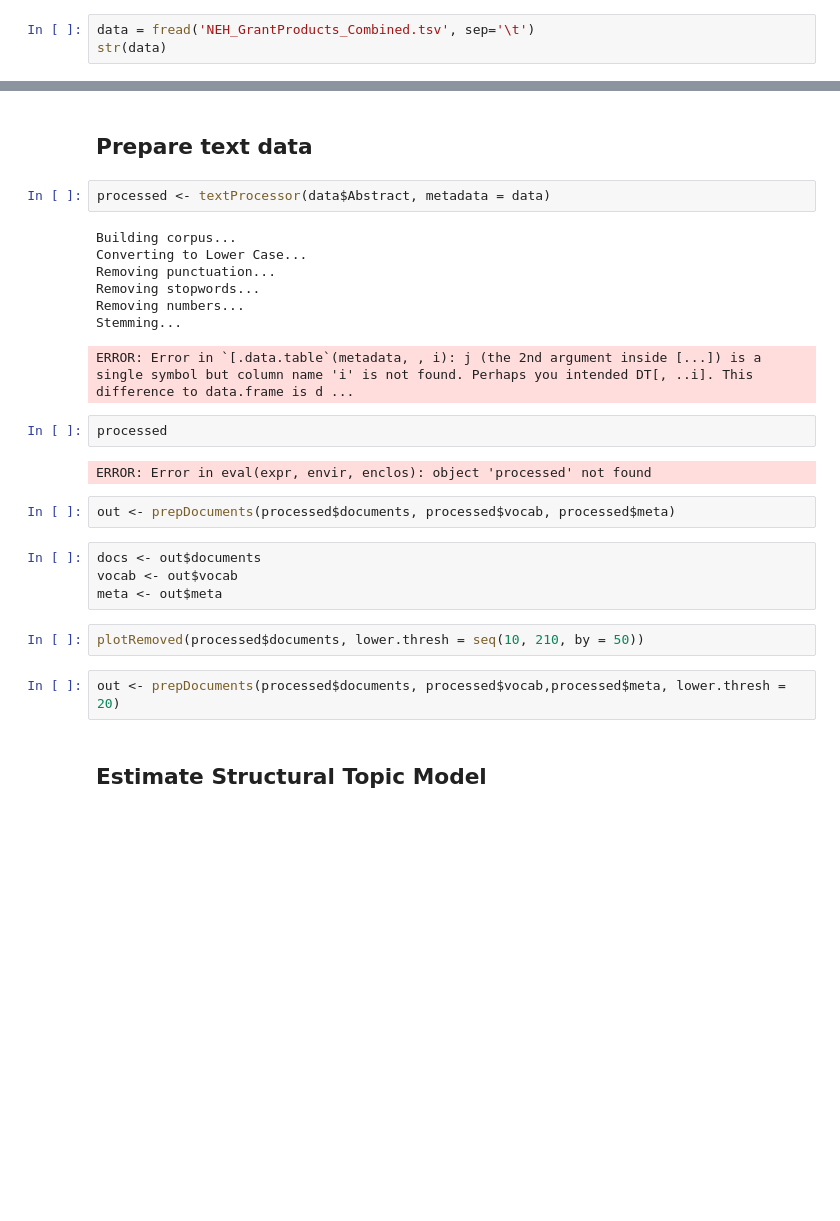
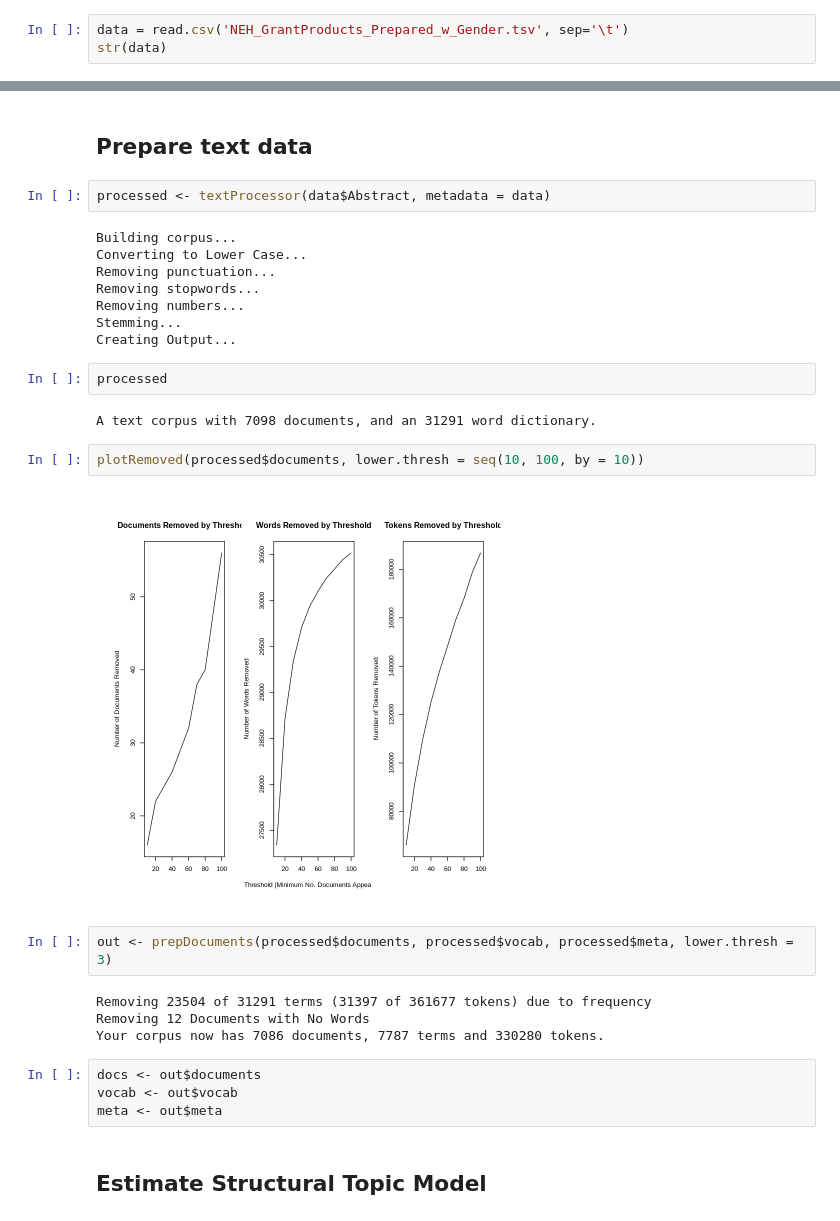
Before and after one commit to jhaber-zz/neh-nlp, a Jupyter notebook: code/topic_modeling.ipynb, the cells around one changed output, grey strips where cells are left out. Drawn from its saved outputs; the diff is of its cells as text; blank space fills up the shorter version.

Commit message:
initial visualizations for STM

```diff
--- a/code/topic_modeling.ipynb
+++ b/code/topic_modeling.ipynb
@@ -36,6 +49,6 @@ getwd()
 # %% [markdown]
 ## Import data
 # %%
-data = fread('NEH_GrantProducts_Combined.tsv', sep='\t')
+data = read.csv('NEH_GrantProducts_Prepared_w_Gender.tsv', sep='\t')
 str(data)
 # %% [output]
@@ -62,21 +75,25 @@ Removing punctuation...
 Removing stopwords...
 Removing numbers...
 Stemming...
+Creating Output...
-ERROR: Error in `[.data.table`(metadata, , i): j (the 2nd argument inside [...]) is a single symbol but column name 'i' is not found. Perhaps you intended DT[, ..i]. This difference to data.frame is d ...
 # %%
 processed
 # %% [output]
-ERROR: Error in eval(expr, envir, enclos): object 'processed' not found
+A text corpus with 7098 documents, and an 31291 word dictionary.
+# %%
+plotRemoved(processed$documents, lower.thresh = seq(10, 100, by = 10))
+# %% [output]
+[figure, added]
 # %%
-out <- prepDocuments(processed$documents, processed$vocab, processed$meta)
+out <- prepDocuments(processed$documents, processed$vocab, processed$meta, lower.thresh = 3)
+# %% [output]
+Removing 23504 of 31291 terms (31397 of 361677 tokens) due to frequency
+Removing 12 Documents with No Words
+Your corpus now has 7086 documents, 7787 terms and 330280 tokens.
 # %%
 docs <- out$documents
 vocab <- out$vocab
 meta <- out$meta
-# %%
-plotRemoved(processed$documents, lower.thresh = seq(10, 210, by = 50))
-# %%
-out <- prepDocuments(processed$documents, processed$vocab,processed$meta, lower.thresh = 20)
 # %% [markdown]
 ## Estimate Structural Topic Model
 # %%
```
Also changed, not shown: parts of 35 cells of this notebook, 5 other files.
